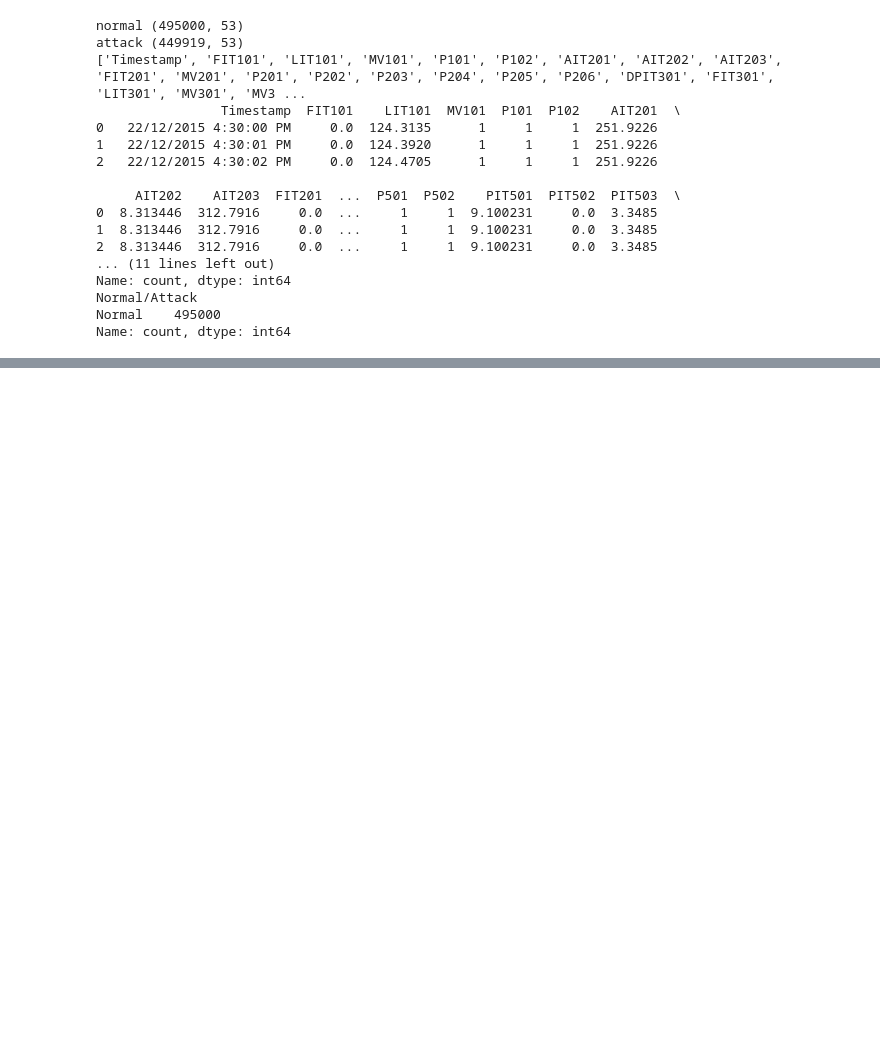
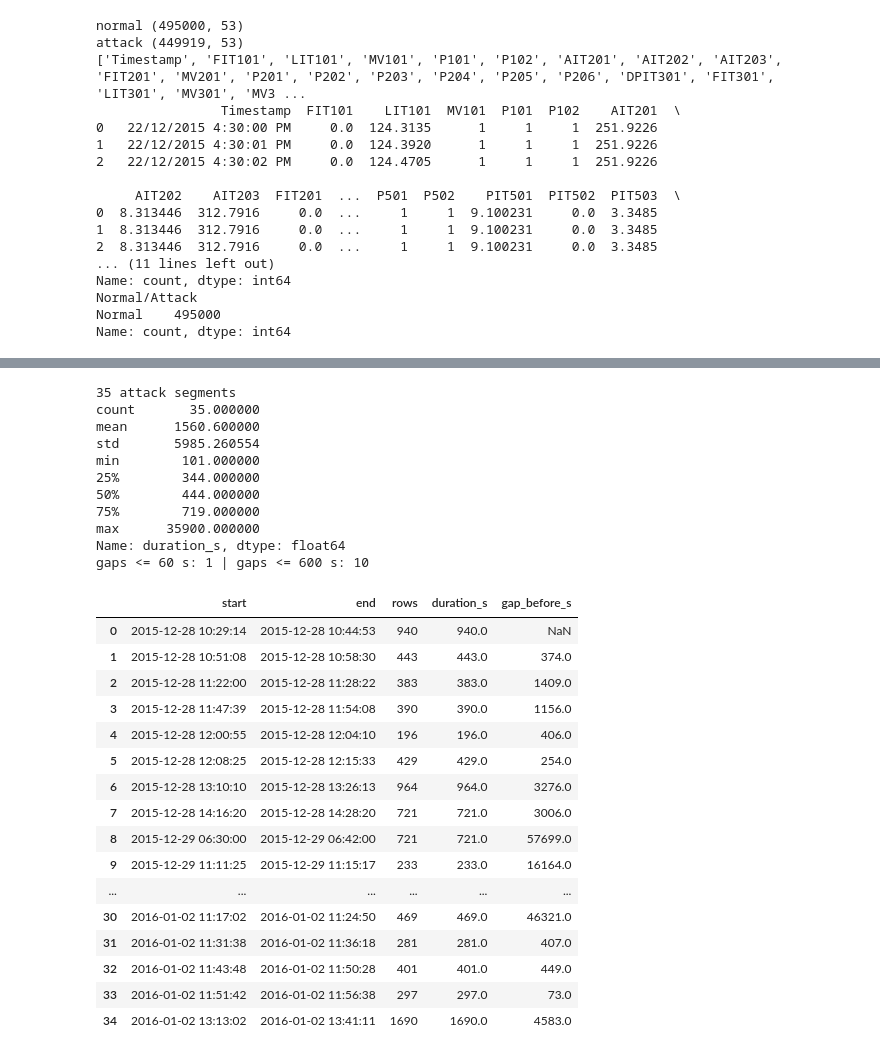
Before and after one commit to sidraalyousef/federated-attack-detection-ICS, a Jupyter notebook: notebooks/01_swat_eda.ipynb, the cells around one changed output, grey strips where cells are left out. Cells and saved outputs as stored; diff of their text form; code cells hidden in the pictures; blank space fills up the shorter version.

```diff
--- a/notebooks/01_swat_eda.ipynb
+++ b/notebooks/01_swat_eda.ipynb
@@ -65,3 +90,46 @@ segs
+# %%
+seg_id = (attack["label"].diff().fillna(0) != 0).cumsum()
+segs = (attack[attack["label"] == 1]
+        .groupby(seg_id)["Timestamp"].agg(start="min", end="max", rows="count"))
+segs["duration_s"] = (segs["end"] - segs["start"]).dt.total_seconds() + 1
+
+segs = segs.sort_values("start").reset_index(drop=True)
+segs["gap_before_s"] = (segs["start"] - segs["end"].shift()).dt.total_seconds() - 1
+
+print(len(segs), "attack segments")
+print(segs["duration_s"].describe())
+print("gaps <= 60 s:", (segs["gap_before_s"] <= 60).sum(),
+      "| gaps <= 600 s:", (segs["gap_before_s"] <= 600).sum())
+segs
+# %% [output]
+35 attack segments
+count       35.000000
+mean      1560.600000
+std       5985.260554
+min        101.000000
+25%        344.000000
+50%        444.000000
+75%        719.000000
+max      35900.000000
+Name: duration_s, dtype: float64
+gaps <= 60 s: 1 | gaps <= 600 s: 10
+|  | start | end | rows | duration_s | gap_before_s |
+| 0 | 2015-12-28 10:29:14 | 2015-12-28 10:44:53 | 940 | 940.0 | NaN |
+| 1 | 2015-12-28 10:51:08 | 2015-12-28 10:58:30 | 443 | 443.0 | 374.0 |
+| 2 | 2015-12-28 11:22:00 | 2015-12-28 11:28:22 | 383 | 383.0 | 1409.0 |
+| 3 | 2015-12-28 11:47:39 | 2015-12-28 11:54:08 | 390 | 390.0 | 1156.0 |
+| 4 | 2015-12-28 12:00:55 | 2015-12-28 12:04:10 | 196 | 196.0 | 406.0 |
+| 5 | 2015-12-28 12:08:25 | 2015-12-28 12:15:33 | 429 | 429.0 | 254.0 |
+| 6 | 2015-12-28 13:10:10 | 2015-12-28 13:26:13 | 964 | 964.0 | 3276.0 |
+| 7 | 2015-12-28 14:16:20 | 2015-12-28 14:28:20 | 721 | 721.0 | 3006.0 |
+| 8 | 2015-12-29 06:30:00 | 2015-12-29 06:42:00 | 721 | 721.0 | 57699.0 |
+| 9 | 2015-12-29 11:11:25 | 2015-12-29 11:15:17 | 233 | 233.0 | 16164.0 |
+| ... | ... | ... | ... | ... | ... |
+| 30 | 2016-01-02 11:17:02 | 2016-01-02 11:24:50 | 469 | 469.0 | 46321.0 |
+| 31 | 2016-01-02 11:31:38 | 2016-01-02 11:36:18 | 281 | 281.0 | 407.0 |
+| 32 | 2016-01-02 11:43:48 | 2016-01-02 11:50:28 | 401 | 401.0 | 449.0 |
+| 33 | 2016-01-02 11:51:42 | 2016-01-02 11:56:38 | 297 | 297.0 | 73.0 |
+| 34 | 2016-01-02 13:13:02 | 2016-01-02 13:41:11 | 1690 | 1690.0 | 4583.0 |
 # %%
 feature_cols = [c for c in normal.columns if c not in ("Timestamp", "Normal/Attack", "label")]
 print(len(feature_cols), "features (expect 51)")
```
Also changed, not shown: parts of 7 cells of this notebook, 4 other files.
